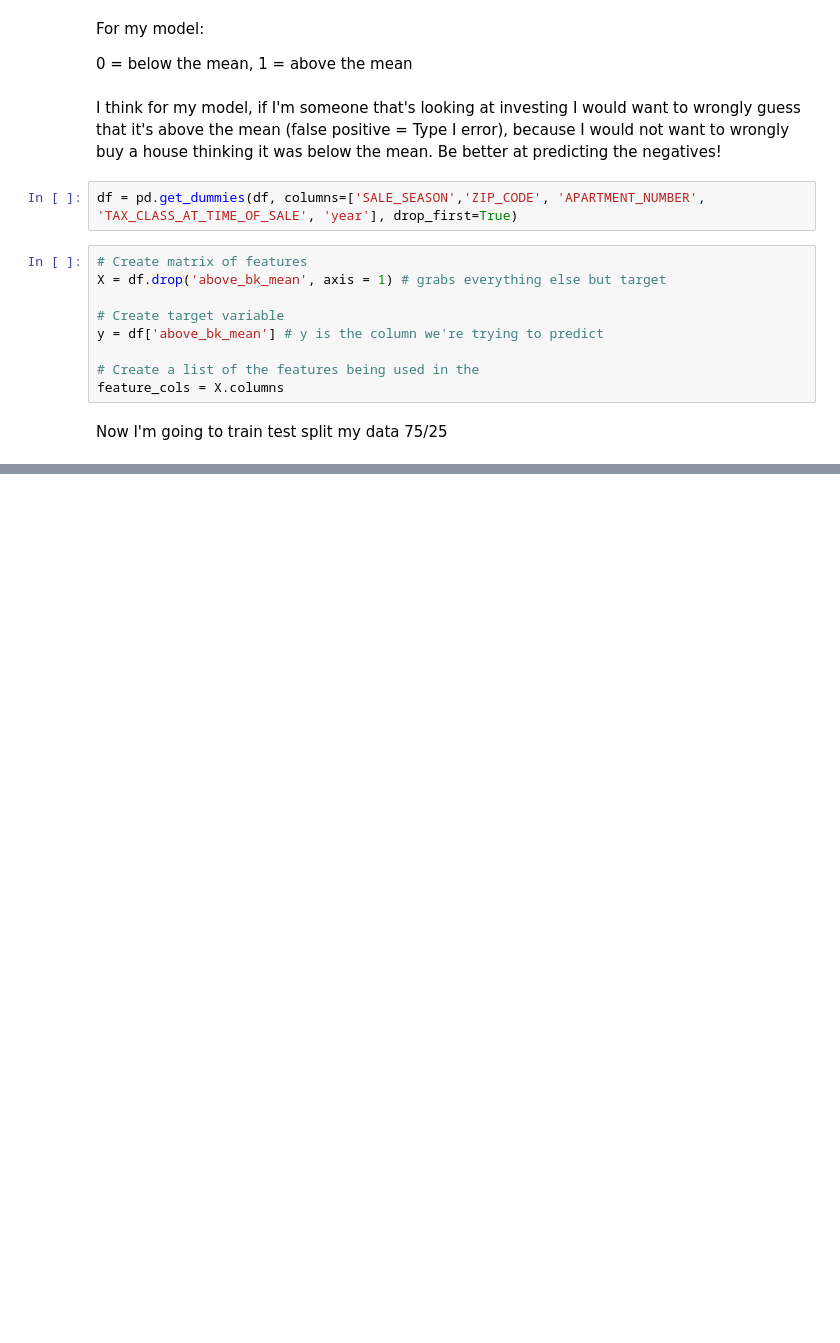
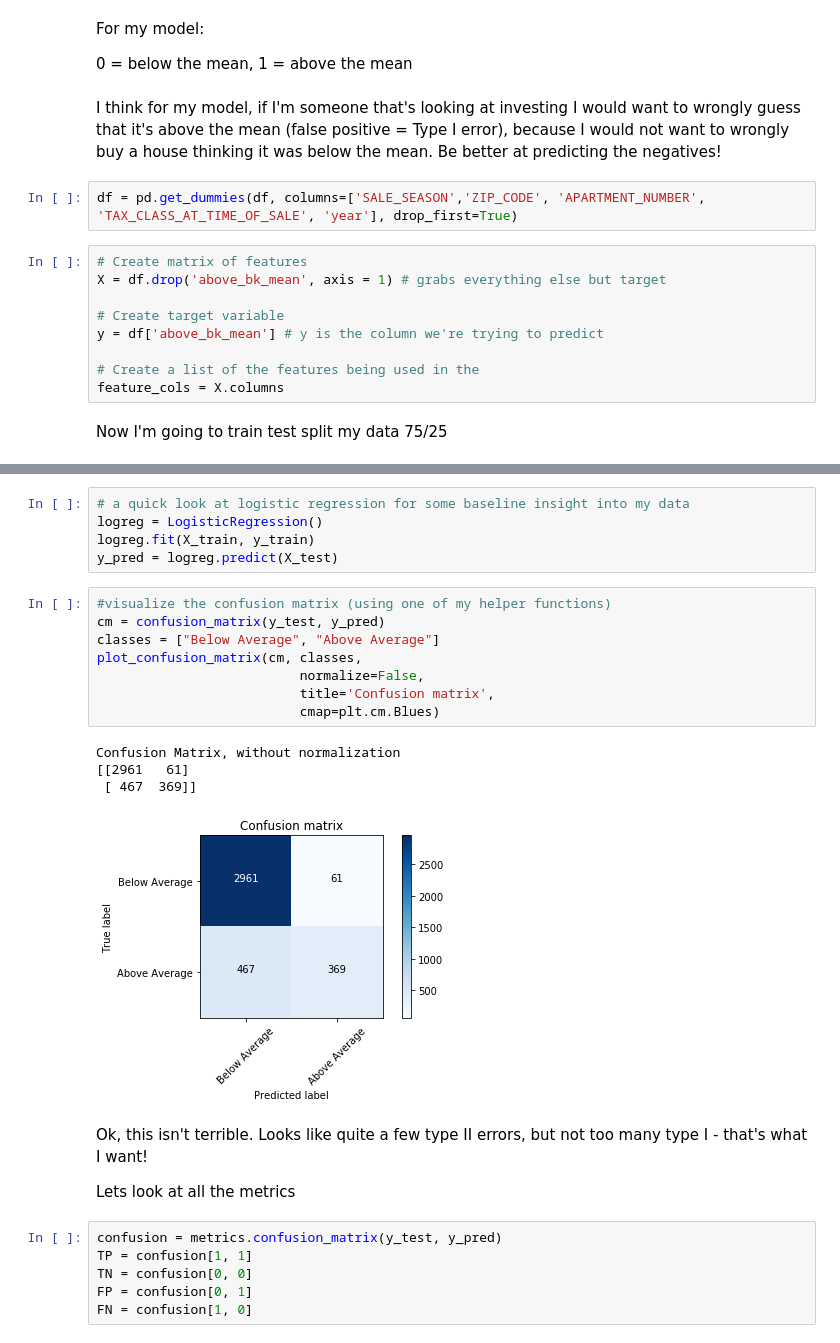
Before and after one commit to ssmithie/classification_project, a Jupyter notebook: Modeling2.0.ipynb, the cells around one changed output, grey strips where cells are left out. Cells and saved outputs as stored; diff of their text form; blank space fills up the shorter version.

```diff
--- a/Modeling2.0.ipynb
+++ b/Modeling2.0.ipynb
@@ -94,0 +109,28 @@ How "specific" (or "selective") is the classifier in predicting positive instanc
+# %%
+# a quick look at logistic regression for some baseline insight into my data
+logreg = LogisticRegression()
+logreg.fit(X_train, y_train)
+y_pred = logreg.predict(X_test)
+# %%
+#visualize the confusion matrix (using one of my helper functions)
+cm = confusion_matrix(y_test, y_pred)
+classes = ["Below Average", "Above Average"]
+plot_confusion_matrix(cm, classes,
+                          normalize=False,
+                          title='Confusion matrix',
+                          cmap=plt.cm.Blues)
+# %% [output]
+Confusion Matrix, without normalization
+[[2961   61]
+ [ 467  369]]
+[figure, added]
+# %% [markdown]
+Ok, this isn't terrible. Looks like quite a few type II errors, but not too many type I - that's what I want!
+
+Lets look at all the metrics
+# %%
+confusion = metrics.confusion_matrix(y_test, y_pred)
+TP = confusion[1, 1]
+TN = confusion[0, 0]
+FP = confusion[0, 1]
+FN = confusion[1, 0]
```
Also changed, not shown: parts of 38 cells of this notebook, 2 other files.
